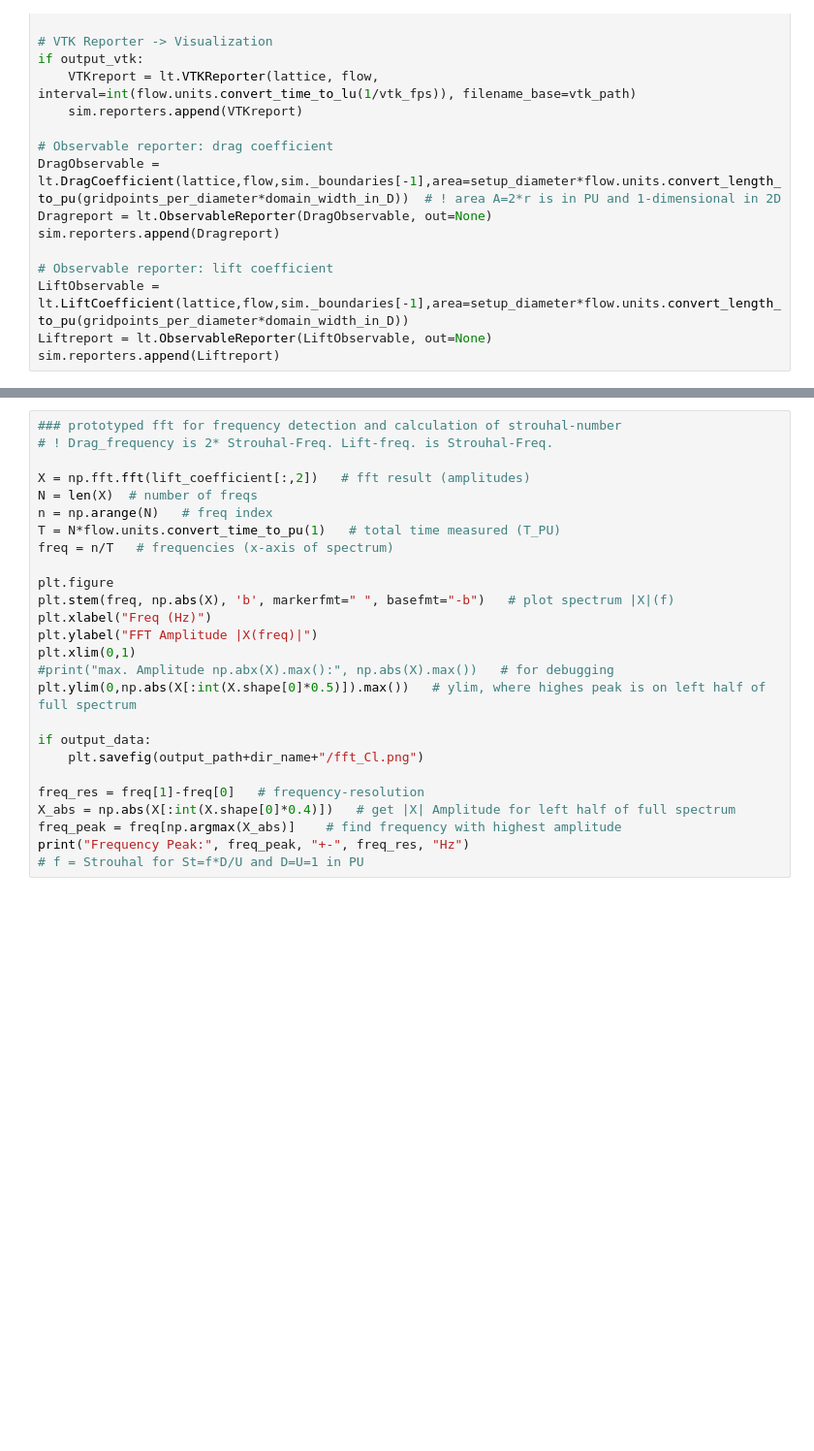
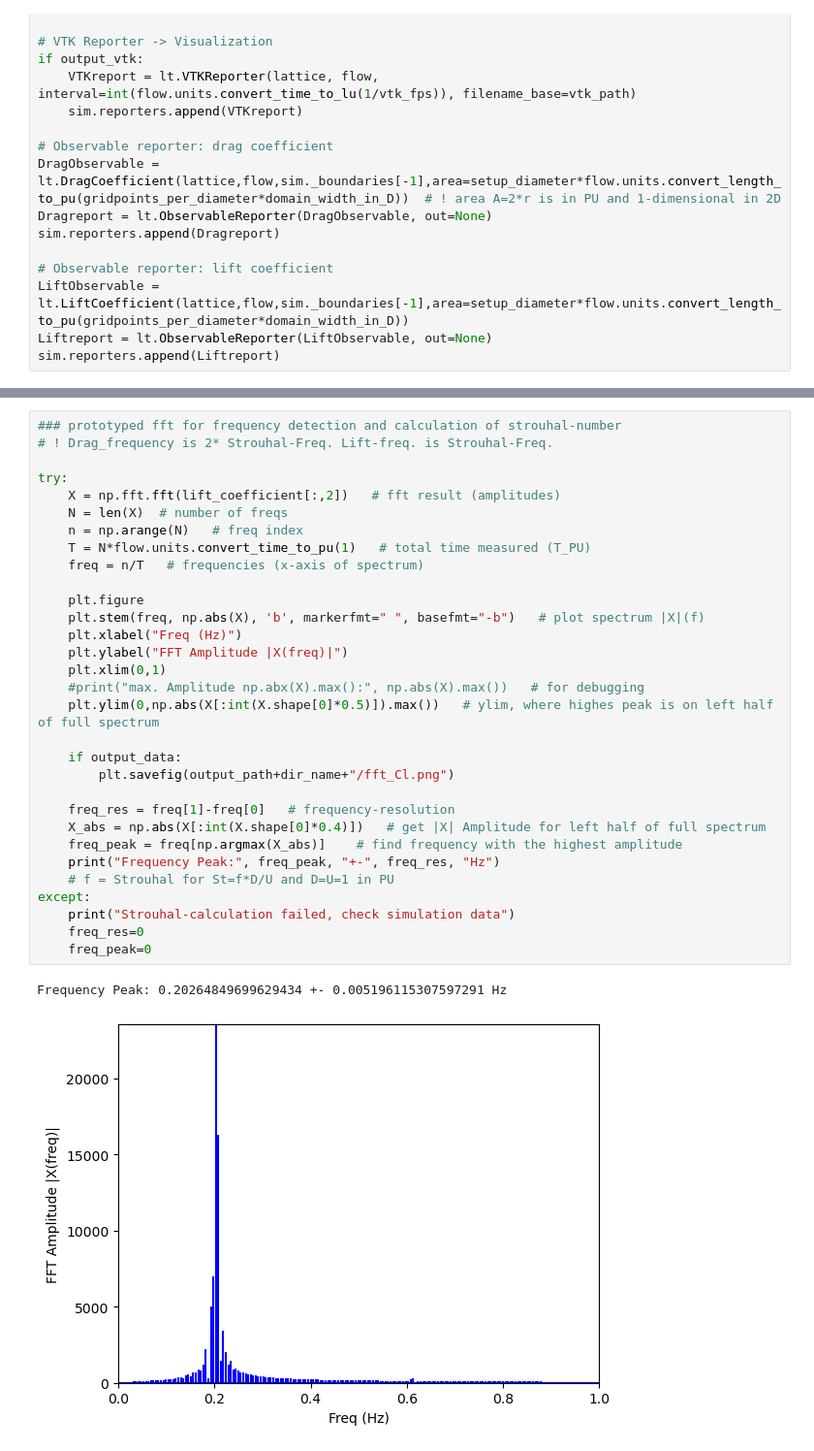
Before and after one commit to MaxBille/lettuce, a Jupyter notebook: myTest/cylinder3D_test01.ipynb, the cells around one changed output, grey strips where cells are left out. Shown at 97% size. Cells and saved outputs as stored; diff of their text form; blank space fills up the shorter version.

```diff
--- a/myTest/cylinder3D_test01.ipynb
+++ b/myTest/cylinder3D_test01.ipynb
@@ -298,29 +288,37 @@ print("Cl_peaks: \nmin", Cl_min,"\nmax", Cl_max)
 # %%
 ### prototyped fft for frequency detection and calculation of strouhal-number
 # ! Drag_frequency is 2* Strouhal-Freq. Lift-freq. is Strouhal-Freq.
 
-X = np.fft.fft(lift_coefficient[:,2])   # fft result (amplitudes)
-N = len(X)  # number of freqs
-n = np.arange(N)   # freq index
-T = N*flow.units.convert_time_to_pu(1)   # total time measured (T_PU)
-freq = n/T   # frequencies (x-axis of spectrum)
+try:
+    X = np.fft.fft(lift_coefficient[:,2])   # fft result (amplitudes)
+    N = len(X)  # number of freqs
+    n = np.arange(N)   # freq index
+    T = N*flow.units.convert_time_to_pu(1)   # total time measured (T_PU)
+    freq = n/T   # frequencies (x-axis of spectrum)
 
-plt.figure
-plt.stem(freq, np.abs(X), 'b', markerfmt=" ", basefmt="-b")   # plot spectrum |X|(f)
-plt.xlabel("Freq (Hz)")
-plt.ylabel("FFT Amplitude |X(freq)|")
-plt.xlim(0,1)
-#print("max. Amplitude np.abx(X).max():", np.abs(X).max())   # for debugging
-plt.ylim(0,np.abs(X[:int(X.shape[0]*0.5)]).max())   # ylim, where highes peak is on left half of full spectrum
+    plt.figure
+    plt.stem(freq, np.abs(X), 'b', markerfmt=" ", basefmt="-b")   # plot spectrum |X|(f)
+    plt.xlabel("Freq (Hz)")
+    plt.ylabel("FFT Amplitude |X(freq)|")
+    plt.xlim(0,1)
+    #print("max. Amplitude np.abx(X).max():", np.abs(X).max())   # for debugging
+    plt.ylim(0,np.abs(X[:int(X.shape[0]*0.5)]).max())   # ylim, where highes peak is on left half of full spectrum
 
-if output_data:
-    plt.savefig(output_path+dir_name+"/fft_Cl.png")
+    if output_data:
+        plt.savefig(output_path+dir_name+"/fft_Cl.png")
 
-freq_res = freq[1]-freq[0]   # frequency-resolution
-X_abs = np.abs(X[:int(X.shape[0]*0.4)])   # get |X| Amplitude for left half of full spectrum
-freq_peak = freq[np.argmax(X_abs)]    # find frequency with highest amplitude
-print("Frequency Peak:", freq_peak, "+-", freq_res, "Hz")
-# f = Strouhal for St=f*D/U and D=U=1 in PU
+    freq_res = freq[1]-freq[0]   # frequency-resolution
+    X_abs = np.abs(X[:int(X.shape[0]*0.4)])   # get |X| Amplitude for left half of full spectrum
+    freq_peak = freq[np.argmax(X_abs)]    # find frequency with the highest amplitude
+    print("Frequency Peak:", freq_peak, "+-", freq_res, "Hz")
+    # f = Strouhal for St=f*D/U and D=U=1 in PU
+except:
+    print("Strouhal-calculation failed, check simulation data")
+    freq_res=0
+    freq_peak=0
+# %% [output]
+Frequency Peak: 0.20264849699629434 +- 0.005196115307597291 Hz
+[figure, added]
 # %%
 # output data
 if output_data:
```
Also changed, not shown: parts of 10 cells of this notebook, 5 other files.
